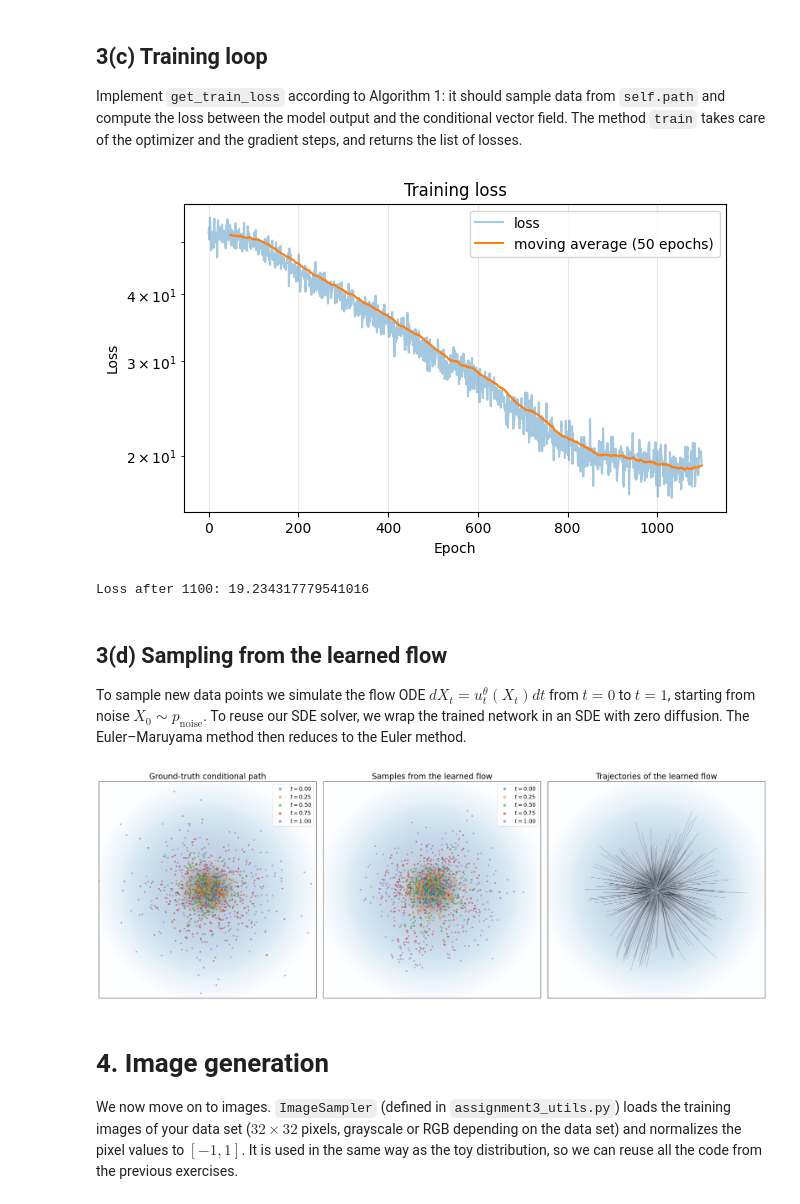
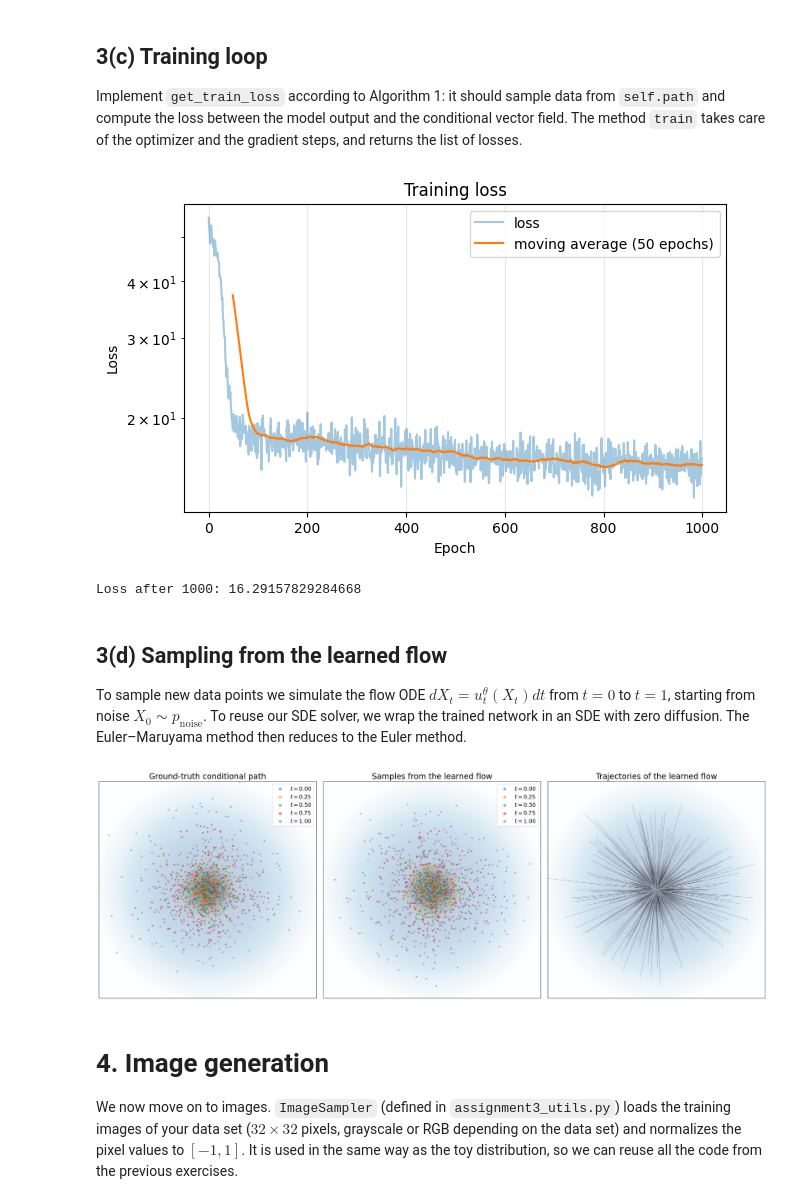
Before and after one commit to luk0-00/MLIP-26, a Jupyter notebook: HW_3/Assignment_3.ipynb, the cells around one changed output. Cells and saved outputs as stored; diff of their text form; code cells hidden in the pictures.

```diff
--- a/HW_3/Assignment_3.ipynb
+++ b/HW_3/Assignment_3.ipynb
@@ -528,28 +528,28 @@ class FlowTrainer:
 # %%
 # Probability path
 path = FlowPath(
     p_data = p_data,
     alpha = LinearAlpha(), # TODO: choose your alpha scheduler
     beta =  LinearBeta()  # TODO: choose your beta scheduler
 ).to(device)
 
 
 
 # Learnable vector field
 n_in = 3
-mlp = MLP(dim=n_in, hiddens=[3,9,3]) # TODO: define the input dimension and hidden layer dimensions
+mlp = MLP(dim=n_in, hiddens=[64, 64, 64, 64]) # TODO: define the input dimension and hidden layer dimensions
 
 batchsize = 1000
-numepochs = 1100
+numepochs = 1000
 
 # Train
 trainer = FlowTrainer(path, mlp)
 losses = trainer.train(num_epochs=numepochs, device=device, lr=1e-3, batch_size=batchsize)
 plot_loss(losses)
 print(f"Loss after {numepochs}: {losses[-1]}")
 # %% [output]
-[figure, old version]
+[figure, new version]
-Loss after 1100: 19.234317779541016
+Loss after 1000: 16.29157829284668
 # %% [markdown]
 ## 3(d) Sampling from the learned flow
 To sample new data points we simulate the flow ODE $dX_t = u_t^\theta(X_t)dt$ from $t=0$ to $t=1$, starting from noise $X_0 \sim p_{\text{noise}}$. To reuse our SDE solver, we wrap the trained network in an SDE with zero diffusion. The Euler–Maruyama method then reduces to the Euler method.
@@ -576,7 +576,7 @@ xts = simulator.simulate_with_trajectory(x0, ts)  # (num_samples, num_timesteps
 
 plot_flow_2d(path, xts, ts, num_marginals=4, scale=15)
 # %% [output]
-[figure, old version]
+[figure, new version]
 # %% [markdown]
 # 4. Image generation
 
```
Also changed, not shown: parts of 3 cells of this notebook.
